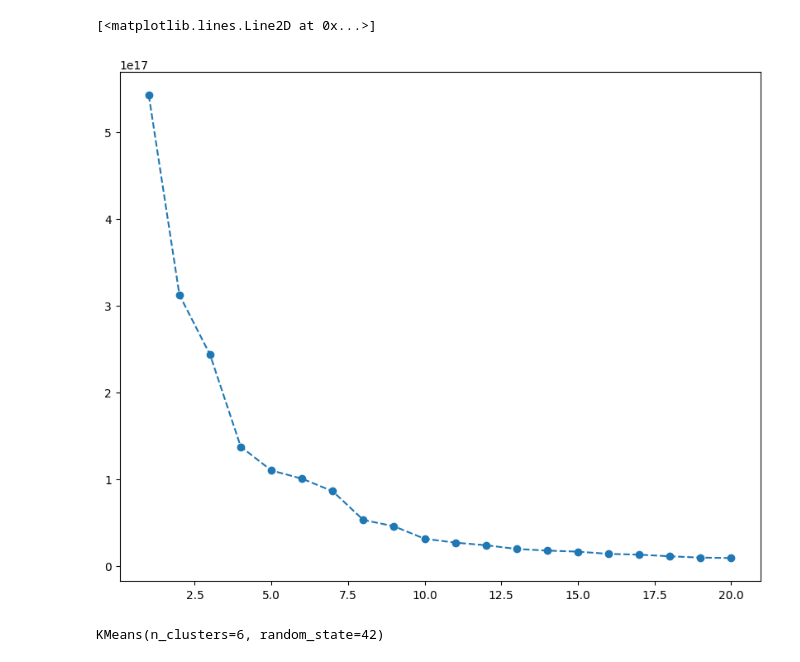
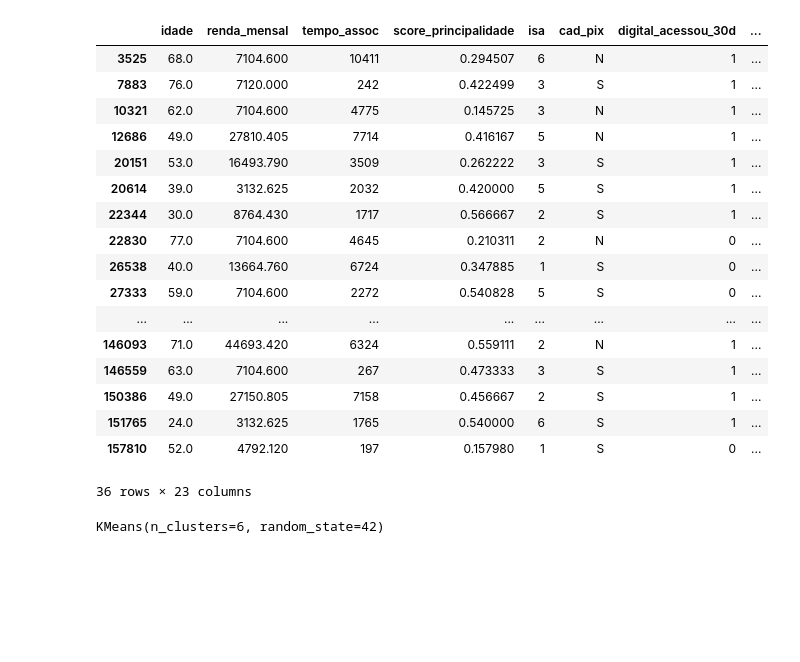
Before and after one commit to cowvin0/seg, a Jupyter notebook: segmentacao.ipynb, the cells around one changed output. Cells and saved outputs as stored; diff of their text form; code cells hidden in the pictures; blank space fills up the shorter version.

```diff
--- a/segmentacao.ipynb
+++ b/segmentacao.ipynb
@@ -33,6 +33,7 @@ df = pd.read_csv(
         }
     )\
     .assign(
+        cad_pix=lambda x: x.cad_pix.map({'S': '1', 'N': '0'}),
         assoc_desde=lambda x: pd.to_datetime(x.assoc_desde),
         tempo_assoc=lambda x: (pd.Timestamp('2024-11-01') - x.assoc_desde).dt.days,
         ultimo_contato=lambda x: pd.to_datetime(x.ultimo_contato),
@@ -168,0 +148,60 @@ loadings = pca.components_
+# %%
+class Inertia:
+    def __init__(self, data, cluster_columns=None, set_groups=20):
+        self.set_groups = set_groups + 1
+        self.data = data
+        self.data_cluster = data.loc[:, cluster_columns]
+        self.cluster_columns = cluster_columns
+
+    def find_groups(self, n_clusters, init=''):
+        return KMeans(
+            n_clusters=n_clusters,
+            init='k-means++',
+            random_state=42
+            ).fit(self.data_cluster)\
+            .labels_
+
+    def calc_inertia(self):
+        return [
+            KMeans(
+                n_clusters=i,
+                init='k-means++',
+                random_state=42
+            ).fit(self.data_cluster)\
+            .labels_
+            for i in range(1, self.set_groups)
+        ]
+
+    def plot_inertia(self):
+        plt.figure(figsize=(10, 8))
+        plt.plot(
+            range(1, self.set_groups),
+            self.calc_inertia(),
+            marker='o',
+            linestyle='--'
+        )
+# %%
+df = df.assign(
+    Grupos=Inertia(df_cluster, df_cluster_columns).find_groups(6)
+    )
+# %%
+df.query('Grupos == 1').loc[:, df_cluster_columns]
+# %% [output]
+|  | idade | renda_mensal | tempo_assoc | score_principalidade | isa | cad_pix | digital_acessou_30d | ... |
+| 3525 | 68.0 | 7104.600 | 10411 | 0.294507 | 6 | N | 1 | ... |
+| 7883 | 76.0 | 7120.000 | 242 | 0.422499 | 3 | S | 1 | ... |
+| 10321 | 62.0 | 7104.600 | 4775 | 0.145725 | 3 | N | 1 | ... |
+| 12686 | 49.0 | 27810.405 | 7714 | 0.416167 | 5 | N | 1 | ... |
+| 20151 | 53.0 | 16493.790 | 3509 | 0.262222 | 3 | S | 1 | ... |
+| 20614 | 39.0 | 3132.625 | 2032 | 0.420000 | 5 | S | 1 | ... |
+| 22344 | 30.0 | 8764.430 | 1717 | 0.566667 | 2 | S | 1 | ... |
+| 22830 | 77.0 | 7104.600 | 4645 | 0.210311 | 2 | N | 0 | ... |
+| 26538 | 40.0 | 13664.760 | 6724 | 0.347885 | 1 | S | 0 | ... |
+| 27333 | 59.0 | 7104.600 | 2272 | 0.540828 | 5 | S | 0 | ... |
+| ... | ... | ... | ... | ... | ... | ... | ... | ... |
+| 146093 | 71.0 | 44693.420 | 6324 | 0.559111 | 2 | N | 1 | ... |
+| 146559 | 63.0 | 7104.600 | 267 | 0.473333 | 3 | S | 1 | ... |
+| 150386 | 49.0 | 27150.805 | 7158 | 0.456667 | 2 | S | 1 | ... |
+| 151765 | 24.0 | 3132.625 | 1765 | 0.540000 | 6 | S | 1 | ... |
+| 157810 | 52.0 | 4792.120 | 197 | 0.157980 | 1 | S | 0 | ... |
+36 rows × 23 columns
@@ -178,8 +223,5 @@ for i in range(1, 21):
 # %%
-plt.figure(figsize=(10, 8))
-plt.plot(range(1, 21), wcss, marker='o', linestyle='--')
+#plt.figure(figsize=(10, 8))
+#plt.plot(range(1, 21), wcss, marker='o', linestyle='--')
-# %% [output]
-[<matplotlib.lines.Line2D at 0x...>]
-[figure, removed]
 # %%
 kmeans_pca = KMeans(n_clusters=6, init='k-means++', random_state=42)
```
Also changed, not shown: parts of 25 cells of this notebook, 2 other files.
